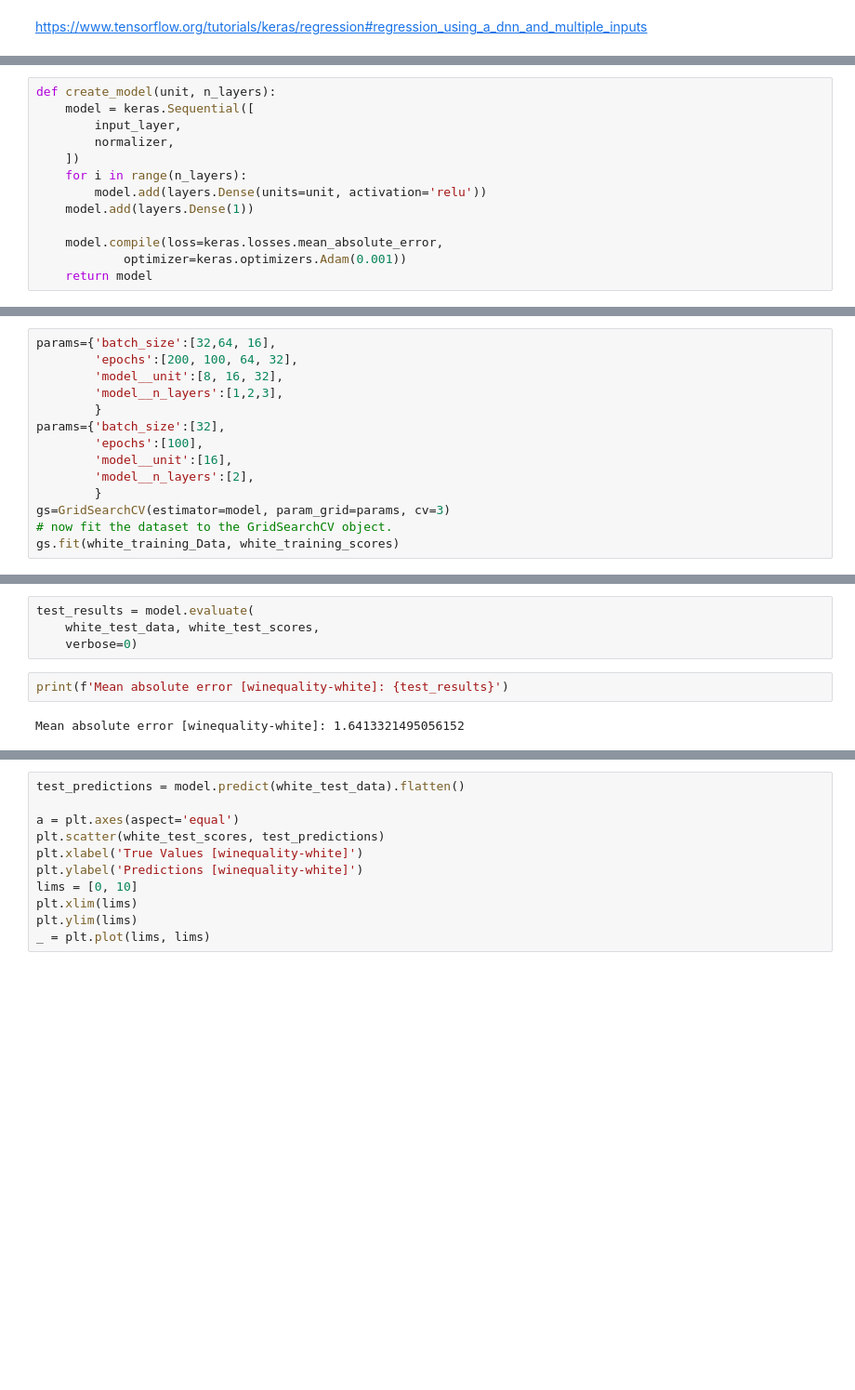
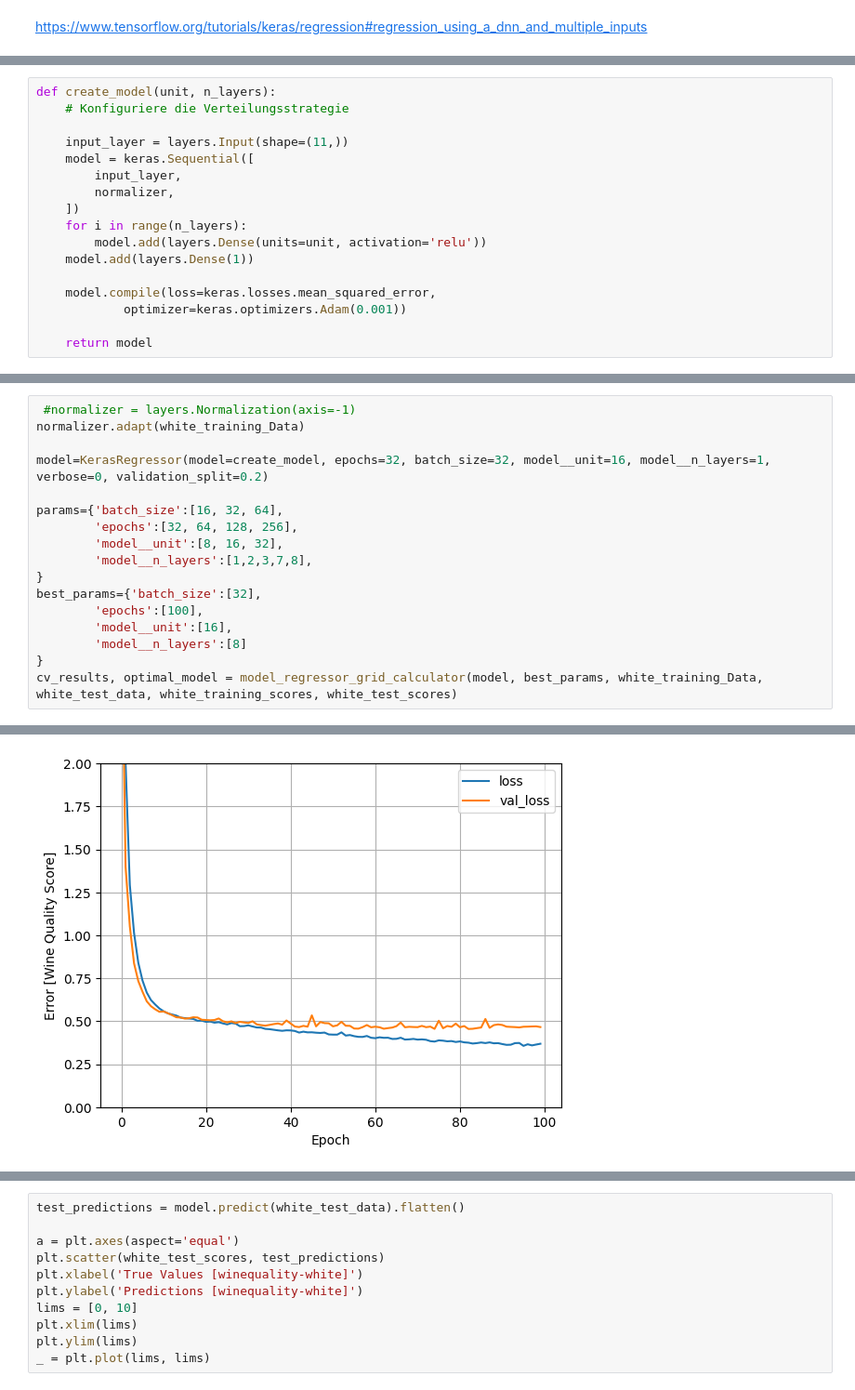
Before and after one commit to JoTec2002/TINF21C_Maschinelles-Lernen, a Jupyter notebook: Programmierabgabe 2/main.ipynb, the cells around one changed output, grey strips where cells are left out. Shown at 93% size. Saved outputs shown, nothing was run; the diff lists cells and outputs as text; blank space fills up the shorter version.

Commit message:
Cleanup add Plots

```diff
--- a/Programmierabgabe 2/main.ipynb
+++ b/Programmierabgabe 2/main.ipynb
@@ -87,5 +148,8 @@ def plot_loss(history):
 # %%
 def create_model(unit, n_layers):
+    # Konfiguriere die Verteilungsstrategie
+
+    input_layer = layers.Input(shape=(11,))
     model = keras.Sequential([
         input_layer,
         normalizer,
@@ -94,6 +158,7 @@ def create_model(unit, n_layers):
         model.add(layers.Dense(units=unit, activation='relu'))
     model.add(layers.Dense(1))
 
-    model.compile(loss=keras.losses.mean_absolute_error,
+    model.compile(loss=keras.losses.mean_squared_error,
             optimizer=keras.optimizers.Adam(0.001))
+
     return model
@@ -137,14 +164,0 @@ model=KerasRegressor(model=create_model, epochs=32, batch_size=32, model__unit=1
-# %%
-params={'batch_size':[32,64, 16],
-        'epochs':[200, 100, 64, 32],
-        'model__unit':[8, 16, 32],
-        'model__n_layers':[1,2,3],
-        }
-params={'batch_size':[32],
-        'epochs':[100],
-        'model__unit':[16],
-        'model__n_layers':[2],
-        }
-gs=GridSearchCV(estimator=model, param_grid=params, cv=3)
-# now fit the dataset to the GridSearchCV object.
-gs.fit(white_training_Data, white_training_scores)
@@ -194,8 +165,18 @@ plot_loss(history)
-# %%
-test_results = model.evaluate(
-    white_test_data, white_test_scores,
-    verbose=0)
-# %%
-print(f'Mean absolute error [winequality-white]: {test_results}')
-# %% [output]
-Mean absolute error [winequality-white]: 1.6413321495056152
+# %%
+ #normalizer = layers.Normalization(axis=-1)
+normalizer.adapt(white_training_Data)
+
+model=KerasRegressor(model=create_model, epochs=32, batch_size=32, model__unit=16, model__n_layers=1, verbose=0, validation_split=0.2)
+
+params={'batch_size':[16, 32, 64],
+        'epochs':[32, 64, 128, 256],
+        'model__unit':[8, 16, 32],
+        'model__n_layers':[1,2,3,7,8],
+}
+best_params={'batch_size':[32],
+        'epochs':[100],
+        'model__unit':[16],
+        'model__n_layers':[8]
+}
+cv_results, optimal_model = model_regressor_grid_calculator(model, best_params, white_training_Data, white_test_data, white_training_scores, white_test_scores)
+# %% [output]
@@ -201,0 +194 @@ Mean absolute error [winequality-white]: 1.6413321495056152
+[figure, added]
```
Also changed, not shown: parts of 18 cells of this notebook.
